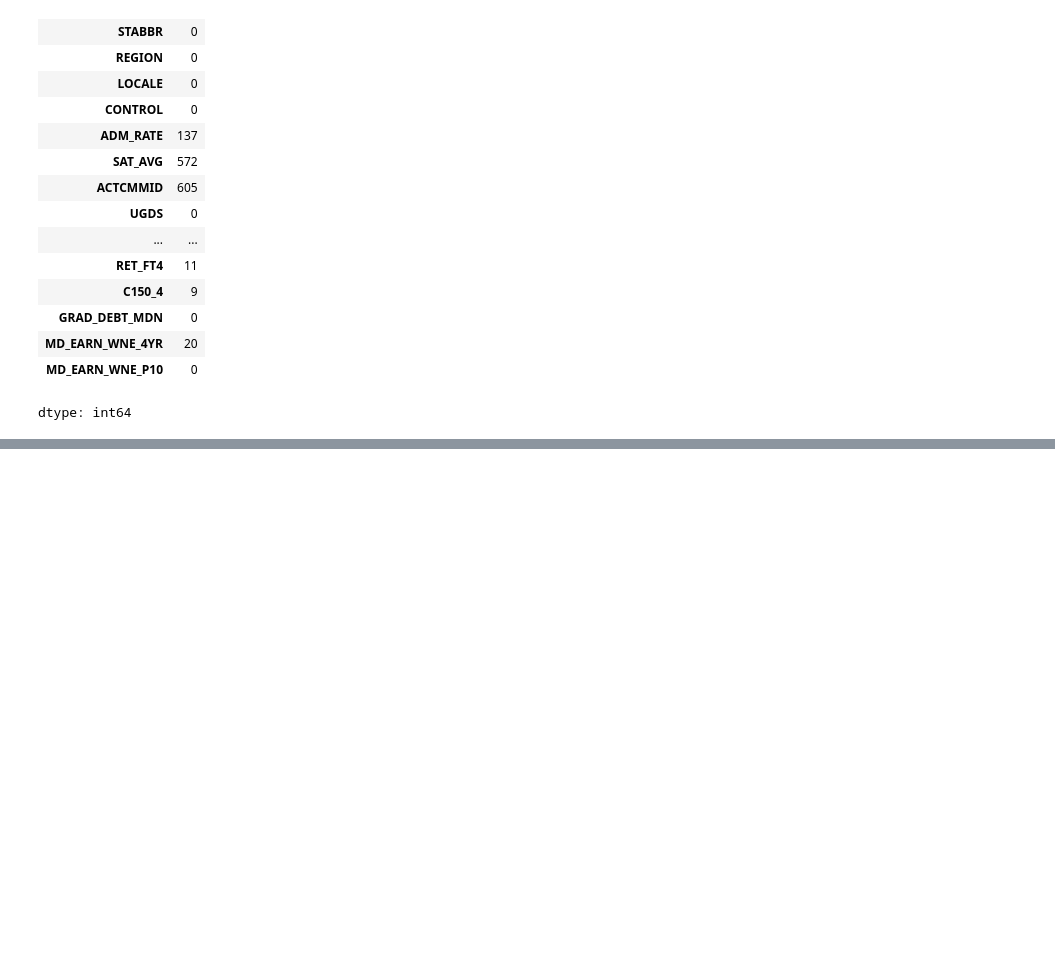
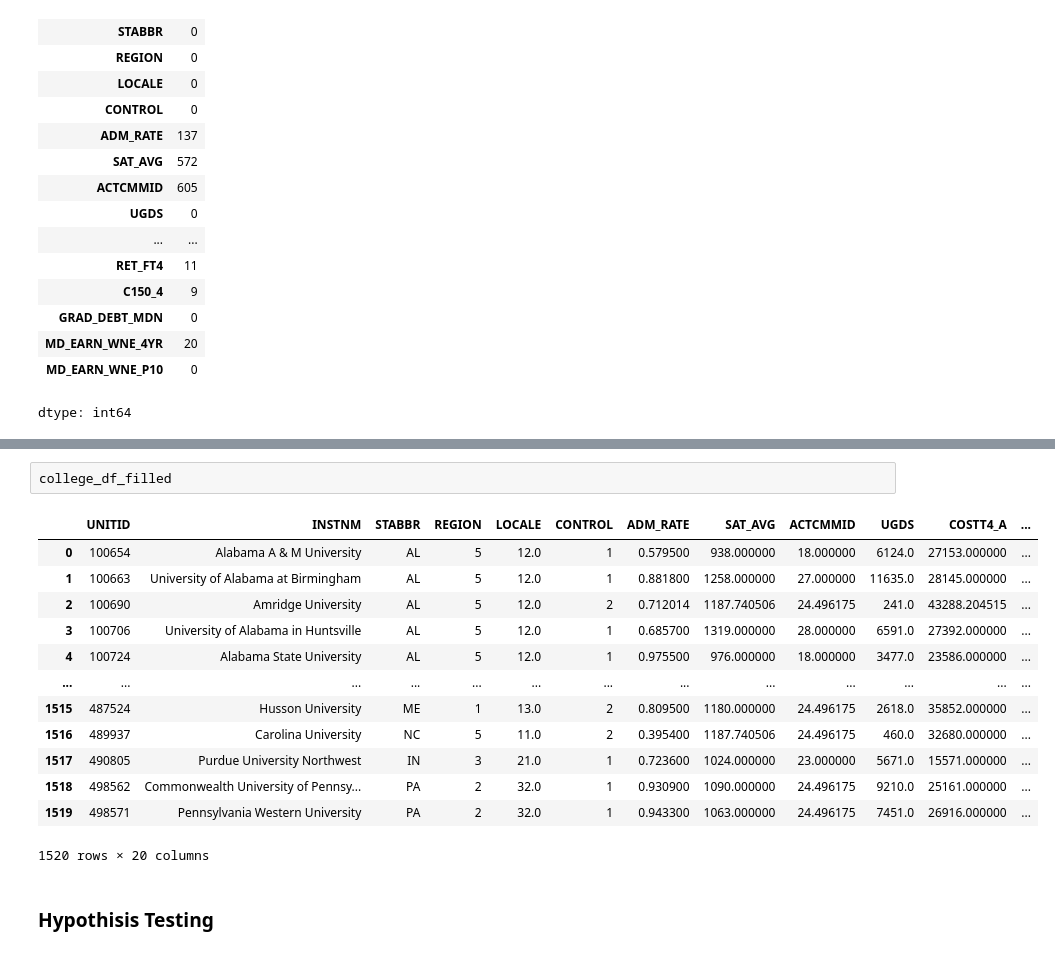
Before and after one commit to jbranca2011-creator/dsrp_2, a Jupyter notebook: Research_project.ipynb, the cells around one changed output, grey strips where cells are left out. Cells and saved outputs as stored; diff of their text form; blank space fills up the shorter version.

```diff
--- a/Research_project.ipynb
+++ b/Research_project.ipynb
@@ -100,0 +157,18 @@ dtype: int64
+# %%
+college_df_filled
+# %% [output]
+|  | UNITID | INSTNM | STABBR | REGION | LOCALE | CONTROL | ADM_RATE | SAT_AVG | ACTCMMID | UGDS | COSTT4_A | ... |
+| 0 | 100654 | Alabama A & M University | AL | 5 | 12.0 | 1 | 0.579500 | 938.000000 | 18.000000 | 6124.0 | 27153.000000 | ... |
+| 1 | 100663 | University of Alabama at Birmingham | AL | 5 | 12.0 | 1 | 0.881800 | 1258.000000 | 27.000000 | 11635.0 | 28145.000000 | ... |
+| 2 | 100690 | Amridge University | AL | 5 | 12.0 | 2 | 0.712014 | 1187.740506 | 24.496175 | 241.0 | 43288.204515 | ... |
+| 3 | 100706 | University of Alabama in Huntsville | AL | 5 | 12.0 | 1 | 0.685700 | 1319.000000 | 28.000000 | 6591.0 | 27392.000000 | ... |
+| 4 | 100724 | Alabama State University | AL | 5 | 12.0 | 1 | 0.975500 | 976.000000 | 18.000000 | 3477.0 | 23586.000000 | ... |
+| ... | ... | ... | ... | ... | ... | ... | ... | ... | ... | ... | ... | ... |
+| 1515 | 487524 | Husson University | ME | 1 | 13.0 | 2 | 0.809500 | 1180.000000 | 24.496175 | 2618.0 | 35852.000000 | ... |
+| 1516 | 489937 | Carolina University | NC | 5 | 11.0 | 2 | 0.395400 | 1187.740506 | 24.496175 | 460.0 | 32680.000000 | ... |
+| 1517 | 490805 | Purdue University Northwest | IN | 3 | 21.0 | 1 | 0.723600 | 1024.000000 | 23.000000 | 5671.0 | 15571.000000 | ... |
+| 1518 | 498562 | Commonwealth University of Pennsy... | PA | 2 | 32.0 | 1 | 0.930900 | 1090.000000 | 24.496175 | 9210.0 | 25161.000000 | ... |
+| 1519 | 498571 | Pennsylvania Western University | PA | 2 | 32.0 | 1 | 0.943300 | 1063.000000 | 24.496175 | 7451.0 | 26916.000000 | ... |
+1520 rows × 20 columns
+# %% [markdown]
+### **Hypothisis Testing**
```
Also changed, not shown: parts of 12 cells of this notebook.
